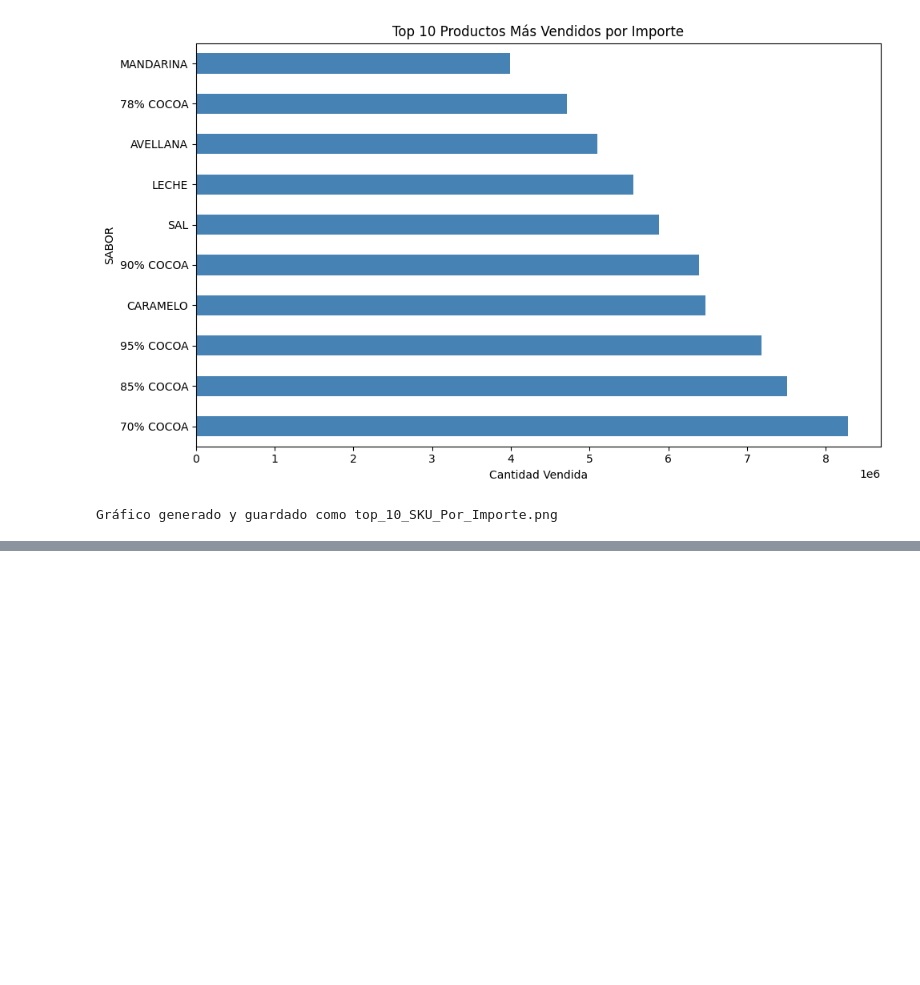
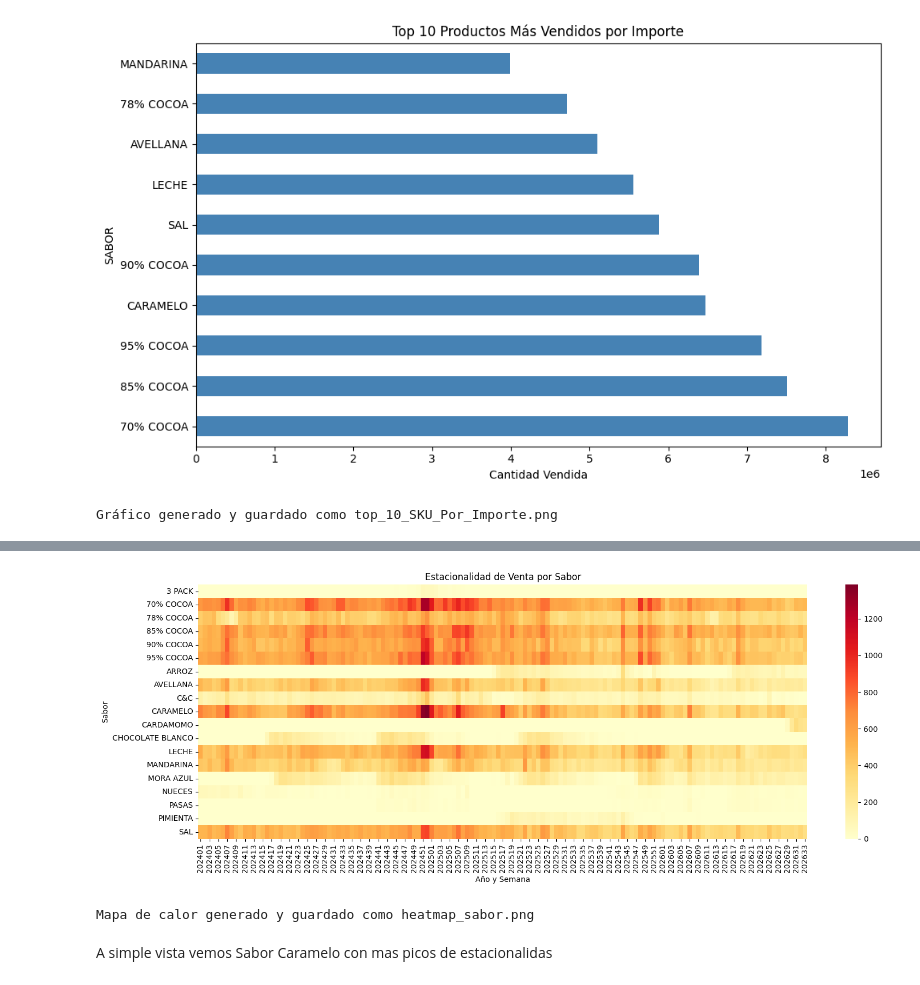
Before and after one commit to Fanni0722/Tecnolochicas, a Jupyter notebook: CargaData.ipynb, the cells around one changed output, grey strips where cells are left out. Drawn from its saved outputs; the diff is of its cells as text; code cells hidden in the pictures; blank space fills up the shorter version.

```diff
--- a/CargaData.ipynb
+++ b/CargaData.ipynb
@@ -203,0 +260,21 @@ Gráfico generado y guardado como top_10_SKU_Por_Importe.png
+# %%
+pivot_sabor = df_ventas.pivot_table(
+    values='Sell Out Piezas', index='SABOR', columns='Año_Semana',
+    aggfunc='sum', fill_value=0
+)
+
+plt.figure(figsize=(16, 6))
+sns.heatmap(pivot_sabor, cmap='YlOrRd')
+plt.title('Estacionalidad de Venta por Sabor')
+plt.xlabel('Año y Semana')
+plt.ylabel('Sabor')
+plt.tight_layout()
+plt.savefig('heatmap_sabor.png')
+plt.show()
+
+print("Mapa de calor generado y guardado como heatmap_sabor.png")
+# %% [output]
+[figure, added]
+Mapa de calor generado y guardado como heatmap_sabor.png
+# %% [markdown]
+A simple vista vemos Sabor Caramelo con mas picos de estacionalidas
```
Also changed, not shown: parts of 8 cells of this notebook, 2 other files.
